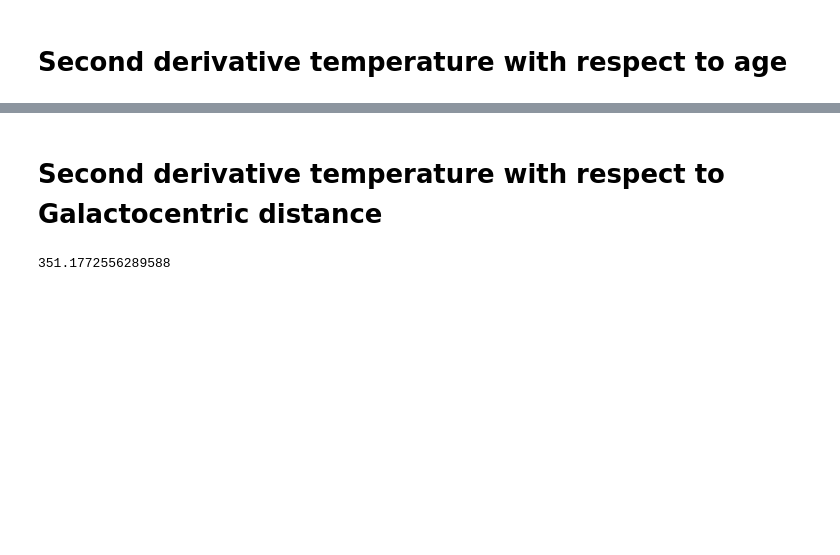
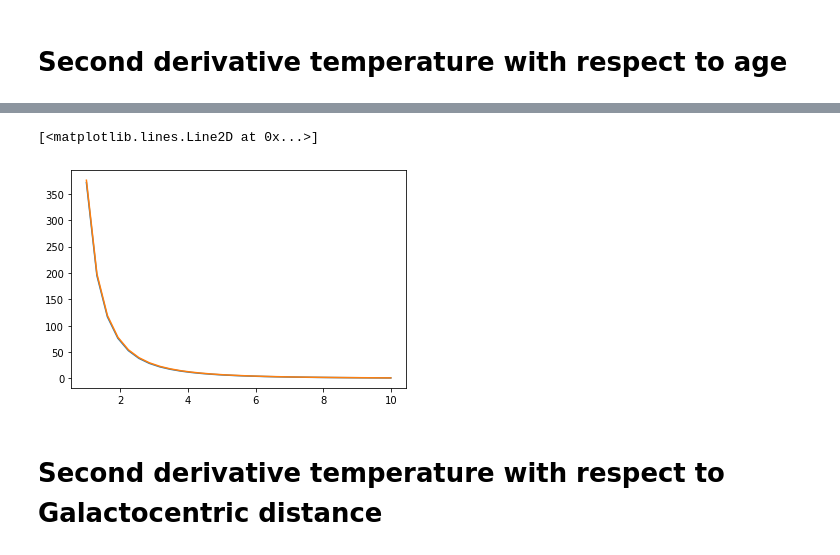
Before and after one commit to mariabenitocst/exoplanets, a Jupyter notebook: jupyter-notebook/checking_dderivatives.ipynb, the cells around one changed output, grey strips where cells are left out. Saved outputs shown, nothing was run; the diff lists cells and outputs as text; code cells hidden in the pictures; blank space fills up the shorter version.

```diff
--- a/jupyter-notebook/checking_dderivatives.ipynb
+++ b/jupyter-notebook/checking_dderivatives.ipynb
@@ -199,3 +253,10 @@ dderivativeT_wrt_A(masses[6], ages[6], 1., 1., a_interp, b_interp)
+# %%
+fig, ax = plt.subplots()
+ax.plot(ages, dd_ana)
+ax.plot(ages, dd_num)
+# %% [output]
+[<matplotlib.lines.Line2D at 0x...>]
+[figure, added]
 # %% [markdown]
 # Second derivative temperature with respect to Galactocentric distance
 # %%
@@ -203,4 +264,6 @@ from derivatives import dderivativeT_wrt_r
 # %%
-dderivativeT_wrt_r(0.2, 1., [0.8, 20., 0.42], 0.017, 100., 1., 1.)
+radius=np.linspace(0.1, 1, 20); f=1.; params=[1., 20., 0.42]; v=100.;
+M=0.035; A=5.4
+
+xi   = np.transpose(np.asarray([A, M]))
+Tint = griddata(points, values, xi)[0]
-# %% [output]
-351.1772556289588
```
Also changed, not shown: parts of 36 cells of this notebook, 1 other file.
